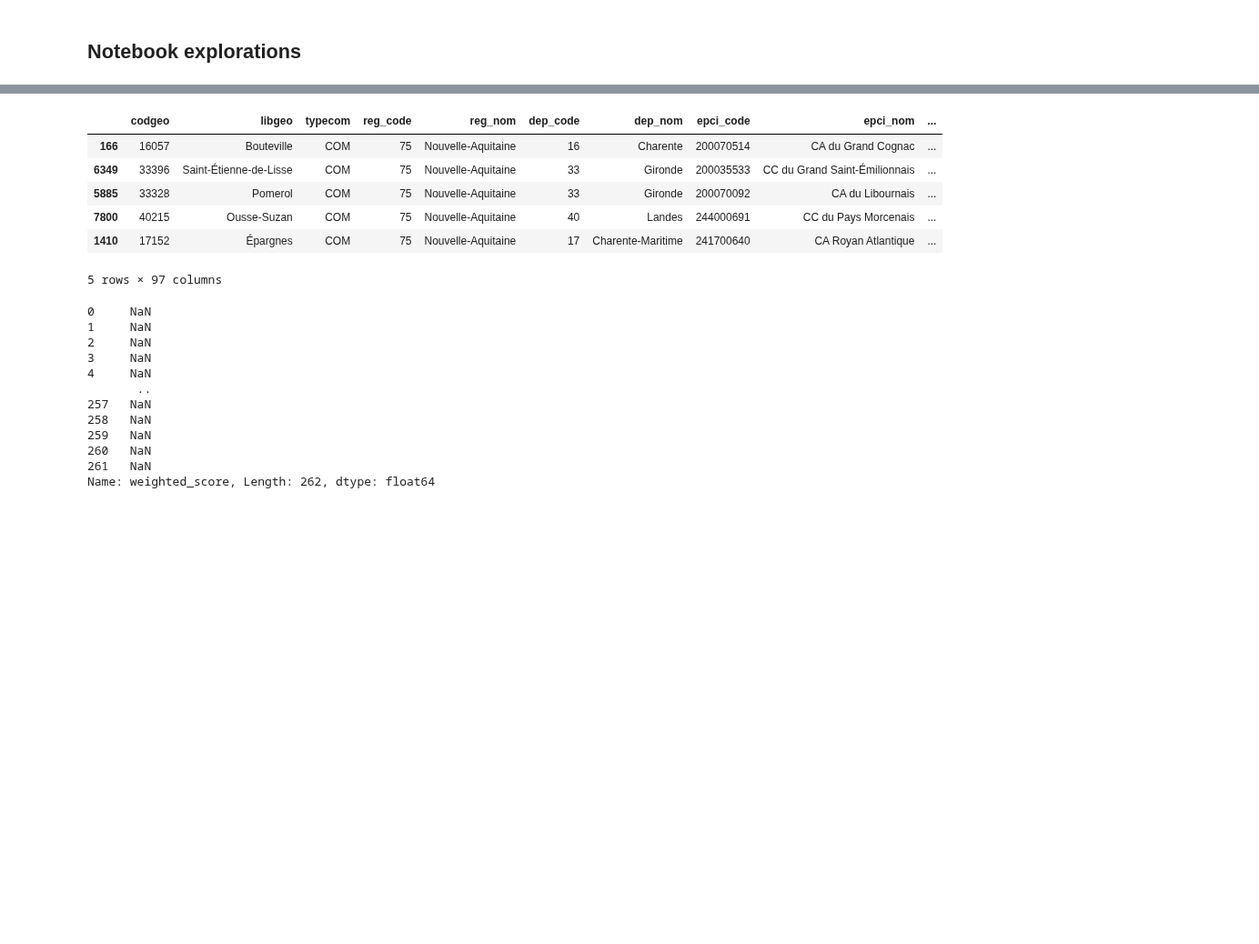
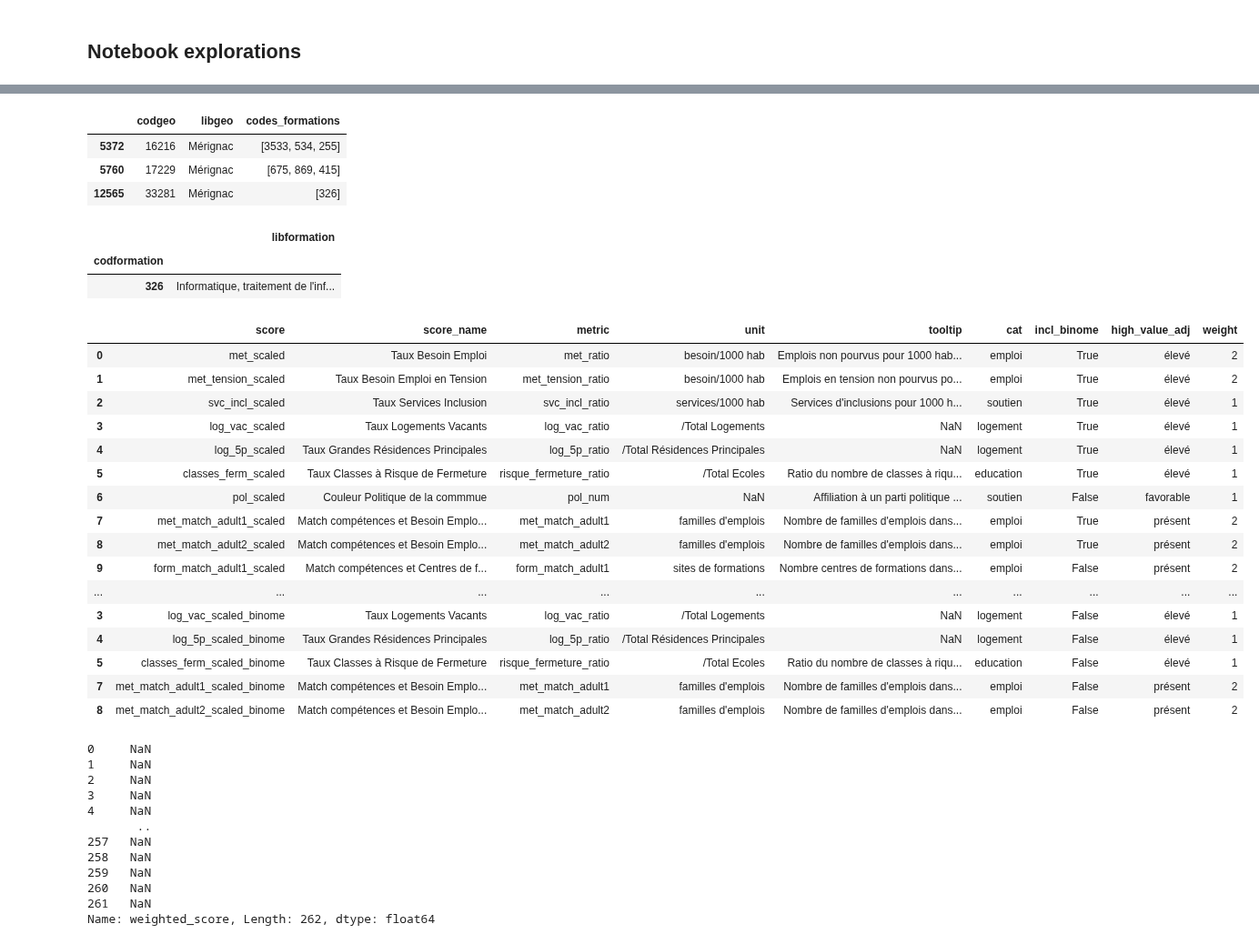
Before and after one commit to dataforgoodfr/13_odis, a Jupyter notebook: eda/notebooks/jacques-scoring.ipynb, the cells around one changed output, grey strips where cells are left out. Shown at 91% size. Saved outputs shown, nothing was run; the diff lists cells and outputs as text; code cells hidden in the pictures; blank space fills up the shorter version.

```diff
--- a/eda/notebooks/jacques-scoring.ipynb
+++ b/eda/notebooks/jacques-scoring.ipynb
@@ -384,12 +309,14 @@ odis, scores_cat, codfap_index, codformations_index, annuaire_ecoles = init_load
 # %%
 # Subject preferences weighted score computation
 prefs = {
-    'emploi':2,
-    'logement':1,
-    'education':1,
-    'soutien':1,
-    'mobilité':0,
+    'poids_emploi':2,
+    'poids_logement':1,
+    'poids_education':1,
+    'poids_soutien':1,
+    'poids_mobilité':0,
     'commune_actuelle':'33281',
+    'hebergement':"Chez l'habitant",
+    'logement':'Location',
     'loc_distance_km':500,
     'codes_metiers':{
         'codes_metiers_adulte1':['S1X40','J0X33','A1X41'],
@@ -399,13 +326,7 @@ prefs = {
         'codes_formations_adulte1':[423],
         'codes_formations_adulte2':[315,100]
     },
-    'age_enfants':{
-        'age_enfant1':4,
-        'age_enfant2':10,
-        'age_enfant3':None,
-        'age_enfant4':None,
-        'age_enfant5':None
-    },
+    'classe_enfants':['Maternelle', 'Collège'],
     'binome_penalty':0.1
 }
 # %%
@@ -459,0 +400,13 @@ t = performance_tracker(t, 'Compute Best Score End', timer_mode)
+# %%
+odis[odis.libgeo == 'Mérignac'][['codgeo', 'libgeo', 'codes_formations']]
+# %% [output]
+|  | codgeo | libgeo | codes_formations |
+| 5372 | 16216 | Mérignac | [3533, 534, 255] |
+| 5760 | 17229 | Mérignac | [675, 869, 415] |
+| 12565 | 33281 | Mérignac | [326] |
+# %%
+codformations_index[codformations_index.index==326]
+# %% [output]
+|  | libformation |
+| codformation |  |
+| 326 | Informatique, traitement de l'inf... |
@@ -460,13 +415,32 @@ t = performance_tracker(t, 'Compute Best Score End', timer_mode)
 # %%
-odis_search_best[~odis_search_best.binome].head()
+scores_cat_prefs=scores_cat.copy()
+for index, row in scores_cat.iterrows():
+    if row.loc['incl_binome']:
+        row_to_add = scores_cat.loc[[index]]
+        row_to_add['score'] = row_to_add['score'] + '_binome'
+        row_to_add['incl_binome'] = False
+        scores_cat_prefs = pd.concat([scores_cat_prefs, row_to_add])
+scores_cat_prefs['weight'] = scores_cat_prefs['cat'].apply(lambda x: prefs[x])
+scores_cat_prefs
+# row_to_add
 # %% [output]
-|  | codgeo | libgeo | typecom | reg_code | reg_nom | dep_code | dep_nom | epci_code | epci_nom | ... |
-| 166 | 16057 | Bouteville | COM | 75 | Nouvelle-Aquitaine | 16 | Charente | 200070514 | CA du Grand Cognac | ... |
-| 6349 | 33396 | Saint-Étienne-de-Lisse | COM | 75 | Nouvelle-Aquitaine | 33 | Gironde | 200035533 | CC du Grand Saint-Émilionnais | ... |
-| 5885 | 33328 | Pomerol | COM | 75 | Nouvelle-Aquitaine | 33 | Gironde | 200070092 | CA du Libournais | ... |
-| 7800 | 40215 | Ousse-Suzan | COM | 75 | Nouvelle-Aquitaine | 40 | Landes | 244000691 | CC du Pays Morcenais | ... |
-| 1410 | 17152 | Épargnes | COM | 75 | Nouvelle-Aquitaine | 17 | Charente-Maritime | 241700640 | CA Royan Atlantique | ... |
+|  | score | score_name | metric | unit | tooltip | cat | incl_binome | high_value_adj | weight |
+| 0 | met_scaled | Taux Besoin Emploi | met_ratio | besoin/1000 hab | Emplois non pourvus pour 1000 hab... | emploi | True | élevé | 2 |
+| 1 | met_tension_scaled | Taux Besoin Emploi en Tension | met_tension_ratio | besoin/1000 hab | Emplois en tension non pourvus po... | emploi | True | élevé | 2 |
+| 2 | svc_incl_scaled | Taux Services Inclusion | svc_incl_ratio | services/1000 hab | Services d'inclusions pour 1000 h... | soutien | True | élevé | 1 |
+| 3 | log_vac_scaled | Taux Logements Vacants | log_vac_ratio | /Total Logements | NaN | logement | True | élevé | 1 |
+| 4 | log_5p_scaled | Taux Grandes Résidences Principales | log_5p_ratio | /Total Résidences Principales | NaN | logement | True | élevé | 1 |
+| 5 | classes_ferm_scaled | Taux Classes à Risque de Fermeture | risque_fermeture_ratio | /Total Ecoles | Ratio du nombre de classes à riqu... | education | True | élevé | 1 |
+| 6 | pol_scaled | Couleur Politique de la commmue | pol_num | NaN | Affiliation à un parti politique ... | soutien | False | favorable | 1 |
+| 7 | met_match_adult1_scaled | Match compétences et Besoin Emplo... | met_match_adult1 | familles d'emplois | Nombre de familles d'emplois dans... | emploi | True | présent | 2 |
+| 8 | met_match_adult2_scaled | Match compétences et Besoin Emplo... | met_match_adult2 | familles d'emplois | Nombre de familles d'emplois dans... | emploi | True | présent | 2 |
+| 9 | form_match_adult1_scaled | Match compétences et Centres de f... | form_match_adult1 | sites de formations | Nombre centres de formations dans... | emploi | False | présent | 2 |
+| ... | ... | ... | ... | ... | ... | ... | ... | ... | ... |
+| 3 | log_vac_scaled_binome | Taux Logements Vacants | log_vac_ratio | /Total Logements | NaN | logement | False | élevé | 1 |
+| 4 | log_5p_scaled_binome | Taux Grandes Résidences Principales | log_5p_ratio | /Total Résidences Principales | NaN | logement | False | élevé | 1 |
+| 5 | classes_ferm_scaled_binome | Taux Classes à Risque de Fermeture | risque_fermeture_ratio | /Total Ecoles | Ratio du nombre de classes à riqu... | education | False | élevé | 1 |
+| 7 | met_match_adult1_scaled_binome | Match compétences et Besoin Emplo... | met_match_adult1 | familles d'emplois | Nombre de familles d'emplois dans... | emploi | False | présent | 2 |
+| 8 | met_match_adult2_scaled_binome | Match compétences et Besoin Emplo... | met_match_adult2 | familles d'emplois | Nombre de familles d'emplois dans... | emploi | False | présent | 2 |
-5 rows × 97 columns
 # %%
 odis_exploded['weighted_score'] = compute_binome_score(odis_exploded, prefs=prefs)
 odis_exploded['weighted_score']
```
Also changed, not shown: parts of 18 cells of this notebook, 4 other files.
